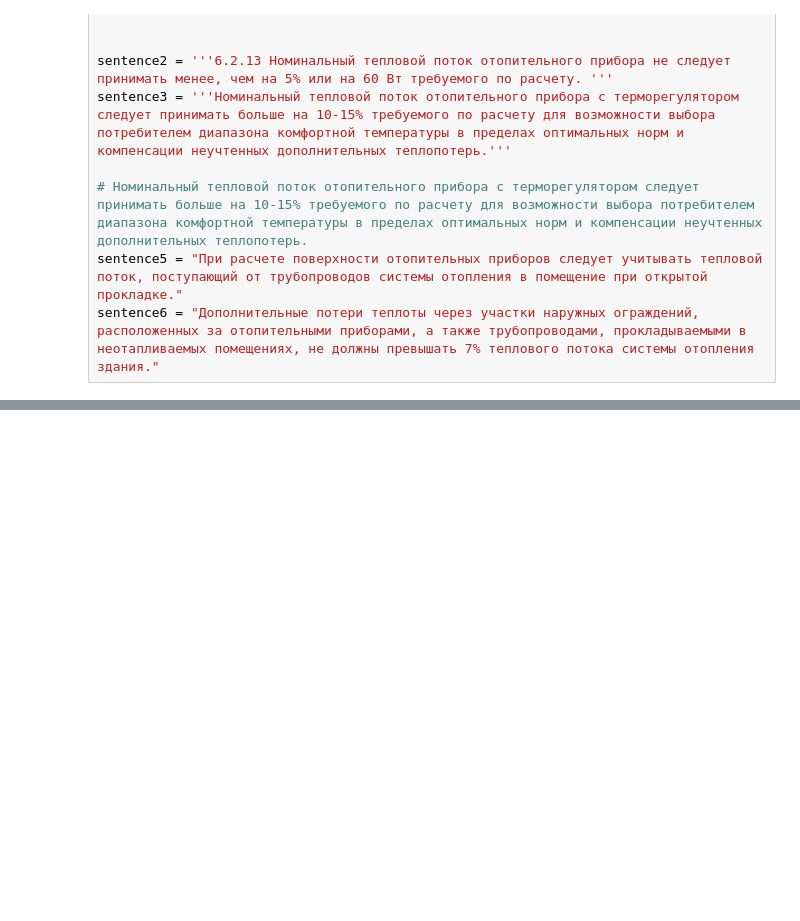
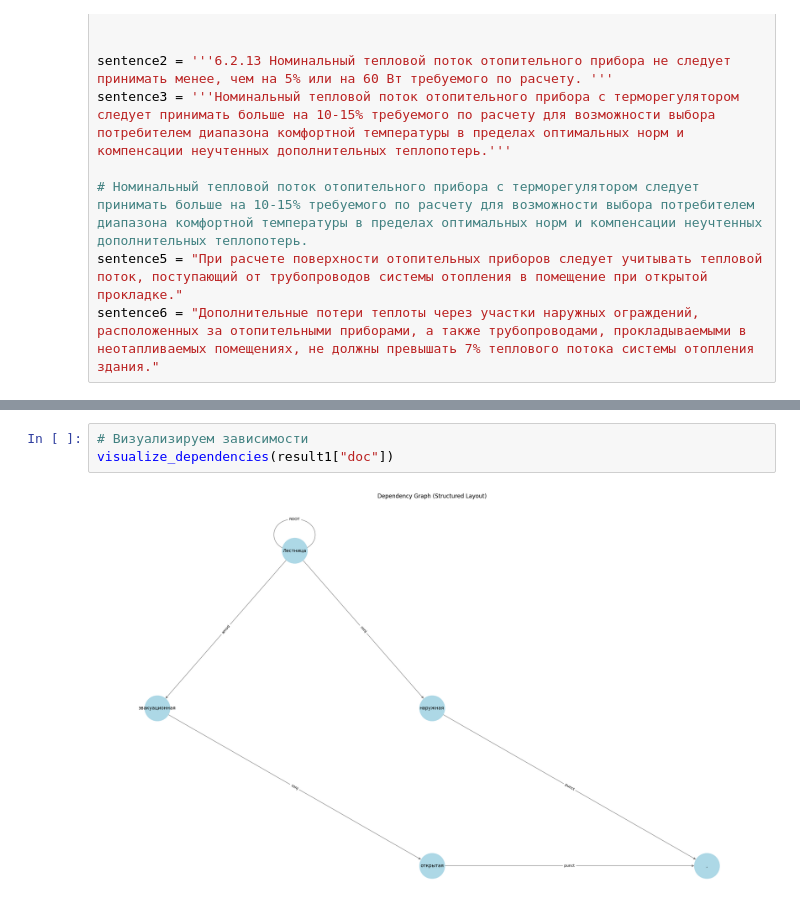
Before and after one commit to flairmix/notes_code, a Jupyter notebook: semantic/semantic_analysis.ipynb, the cells around one changed output, grey strips where cells are left out. Cells and saved outputs as stored; diff of their text form; blank space fills up the shorter version.

```diff
--- a/semantic/semantic_analysis.ipynb
+++ b/semantic/semantic_analysis.ipynb
@@ -160,0 +207,5 @@ visualize_dependencies(result["doc"])
+# %%
+# Визуализируем зависимости
+visualize_dependencies(result1["doc"])
+# %% [output]
+[figure, added]
```
Also changed, not shown: parts of 10 cells of this notebook, 1 other file.
